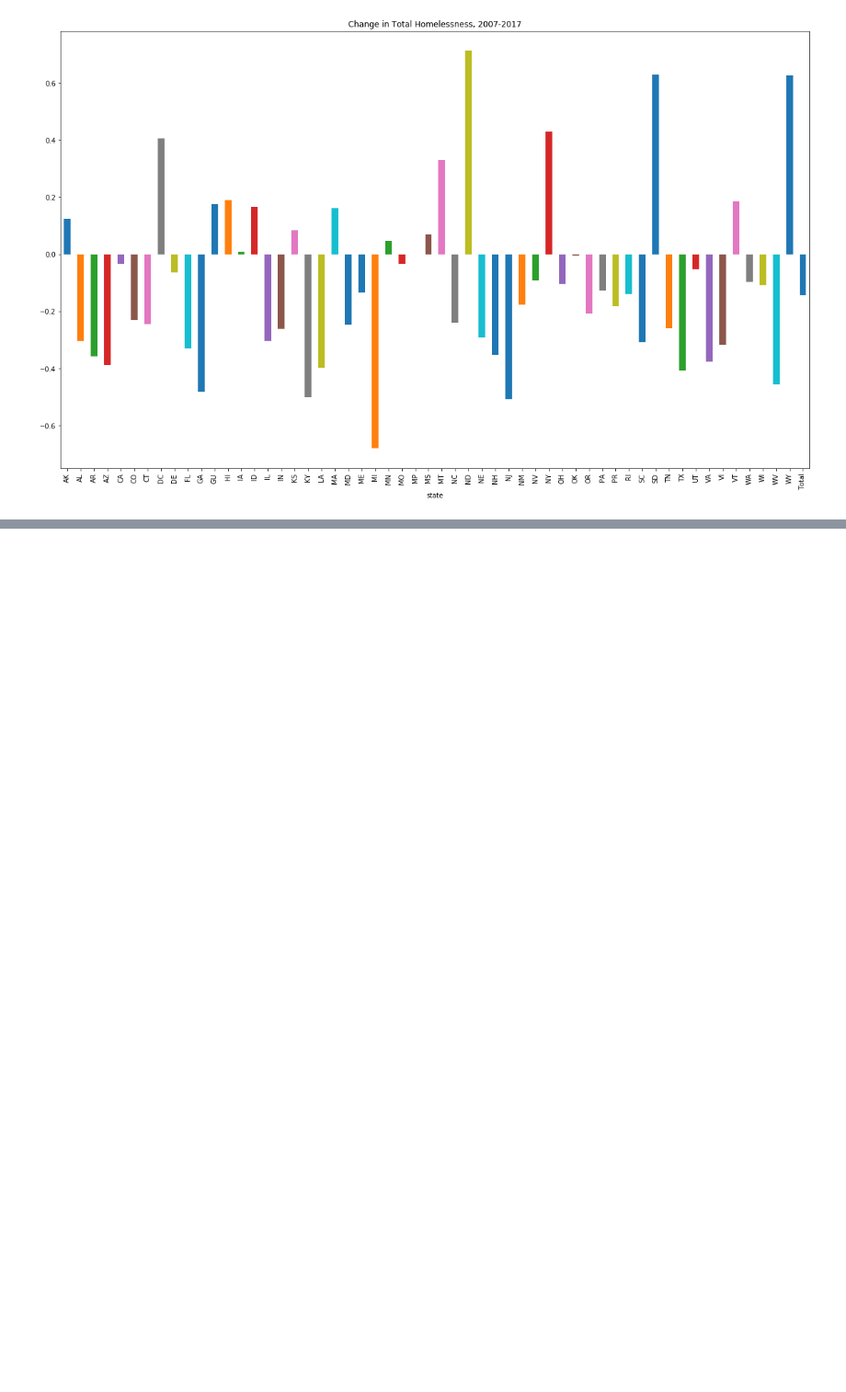
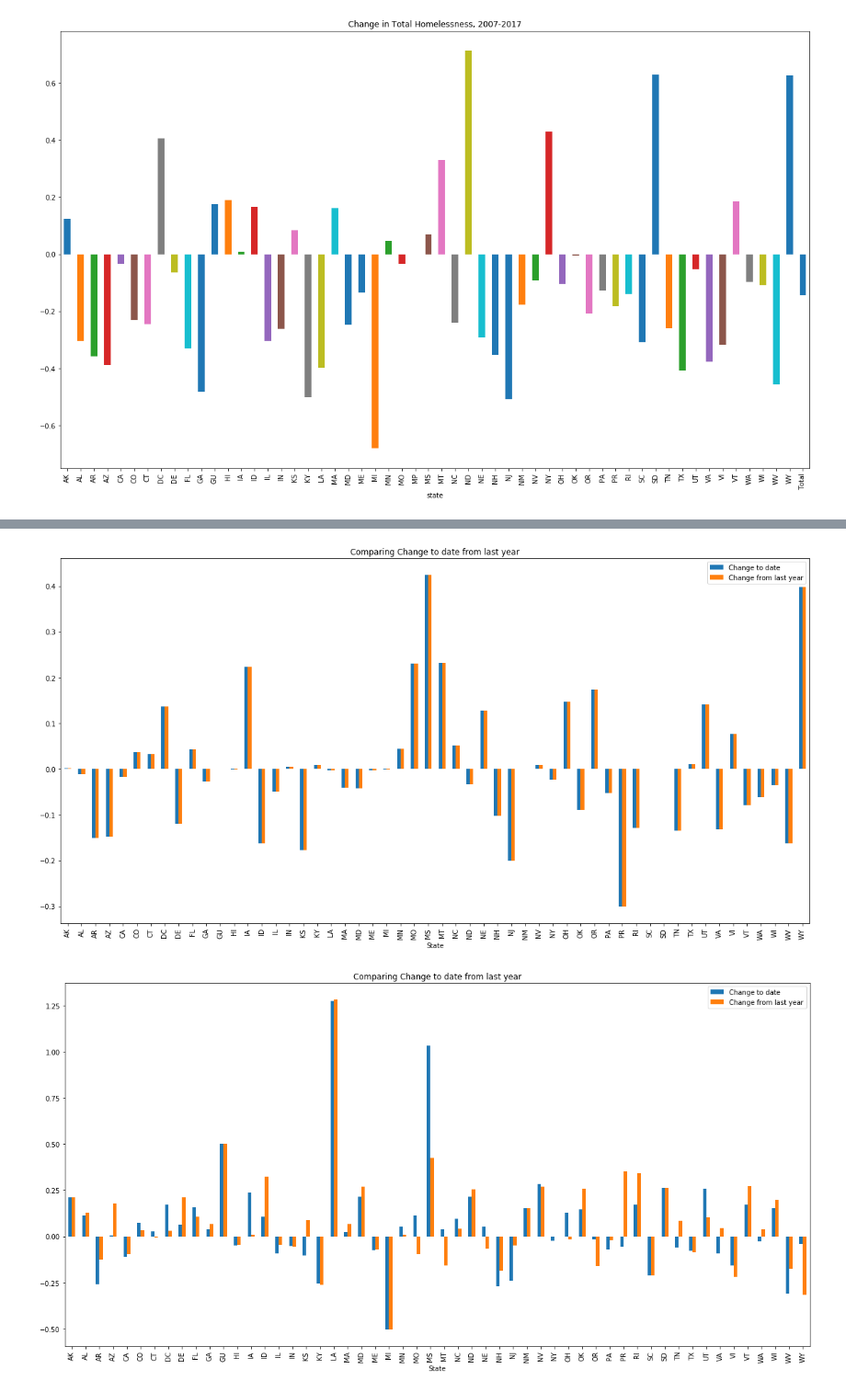
Before and after one commit to andrew-d-watkins/Examining-the-Homeless-Population-of-the-US, a Jupyter notebook: Story Telling.ipynb, the cells around one changed output, grey strips where cells are left out. Shown at 92% size. Saved outputs shown, nothing was run; the diff lists cells and outputs as text; code cells hidden in the pictures; blank space fills up the shorter version.

```diff
--- a/Story Telling.ipynb
+++ b/Story Telling.ipynb
@@ -158,0 +241,8 @@ plt.show()
+# %%
+#now we plot the 'Change to date'and'Change from last year' side by side for each year
+for year in range(2008,2018):
+    df.loc[str(year), ['Change to date','Change from last year']].plot(kind='bar', figsize=(20, 10),title='Comparing Change to date from last year')
+    plt.show()
+# %% [output]
+[figure, added]
+[figure, added]
```
Also changed, not shown: parts of 14 cells of this notebook.
